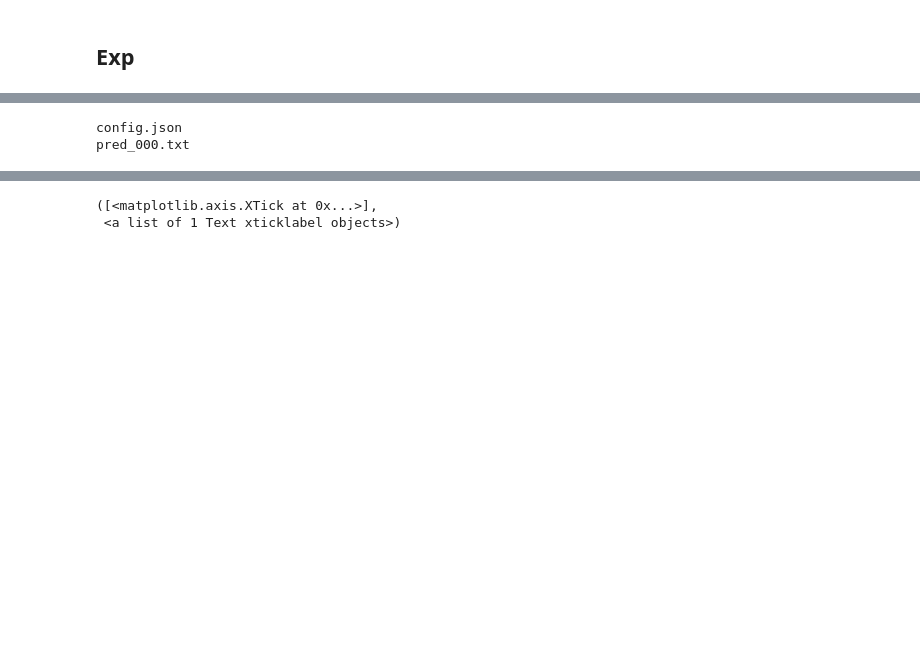
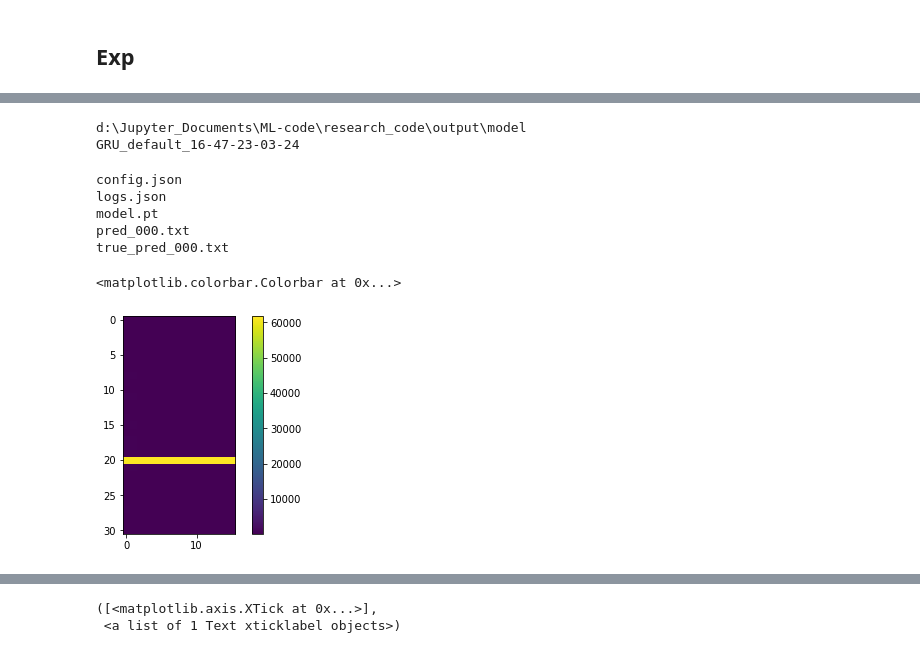
Before and after one commit to wtding1998/RNN_nCov, a Jupyter notebook: disease_analysis copy.ipynb, the cells around one changed output, grey strips where cells are left out. Cells and saved outputs as stored; diff of their text form; code cells hidden in the pictures; blank space fills up the shorter version.

```diff
--- a/disease_analysis copy.ipynb
+++ b/disease_analysis copy.ipynb
@@ -93,0 +110,5 @@ exps_dir['stnn'] = os.path.join(folder, exp_name)
+# %%
+folder_model = os.path.abspath(os.path.join(os.getcwd(), '..', 'output', 'model'))
+model_result = result.Printer(folder_model)
+model_result.get_df(mean=True, min=True)
+model_result.min_idx()
@@ -94,5 +129,13 @@ exps_dir['stnn'] = os.path.join(folder, exp_name)
+# %%
+exp_GRU = result.Exp('GRU_default_16-47-23-03-24', folder_model)
+# %% [output]
+d:\Jupyter_Documents\ML-code\research_code\output\model
+GRU_default_16-47-23-03-24
 # %%
-pred_all['stnn'] = exp.pred().numpy().T
+pred_GRU = exp_GRU.pred().numpy().T
 # %% [output]
 config.json
+logs.json
+model.pt
 pred_000.txt
+true_pred_000.txt
@@ -100,0 +142,6 @@ pred = pred.T
+# %%
+plt.imshow(pred_GRU)
+plt.colorbar()
+# %% [output]
+<matplotlib.colorbar.Colorbar at 0x...>
+[figure, added]
```
Also changed, not shown: parts of 17 cells of this notebook, 1 other file.
